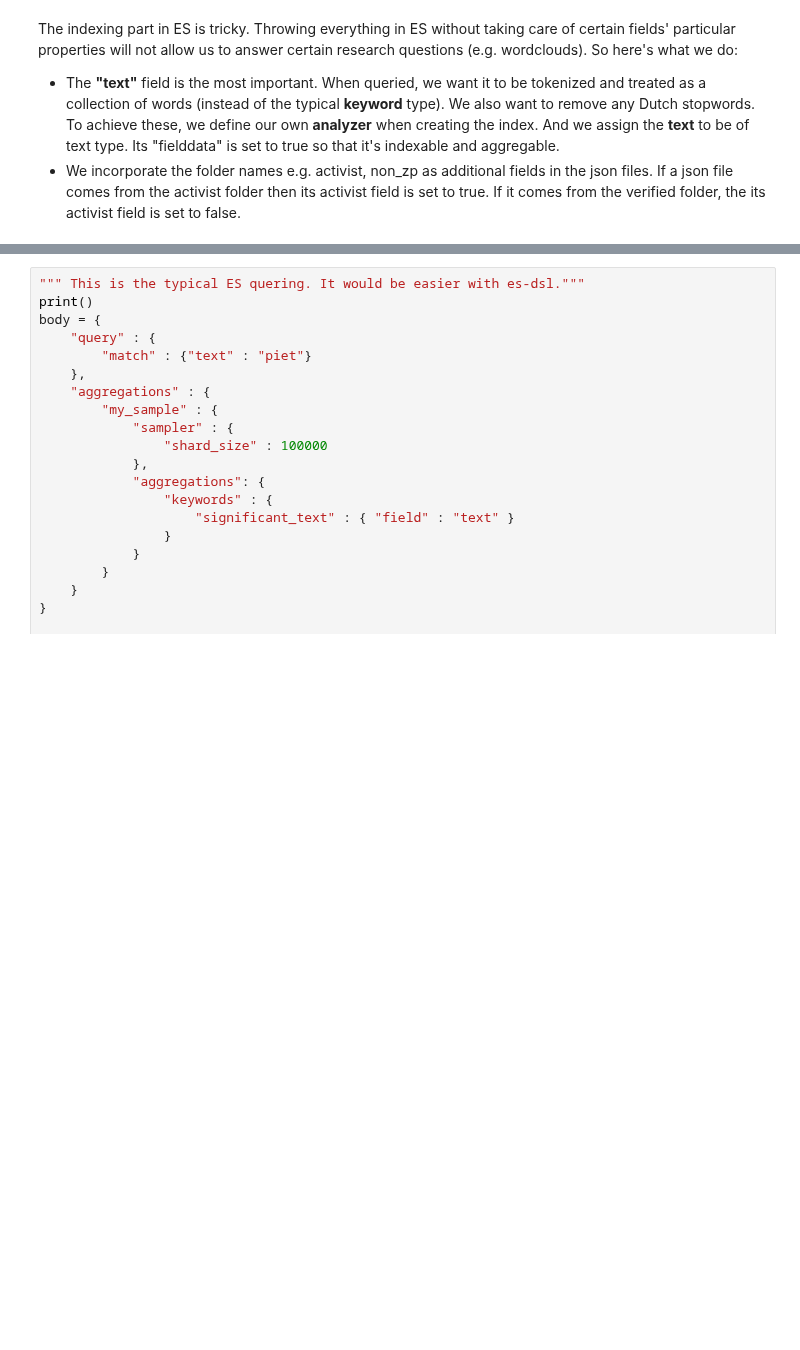
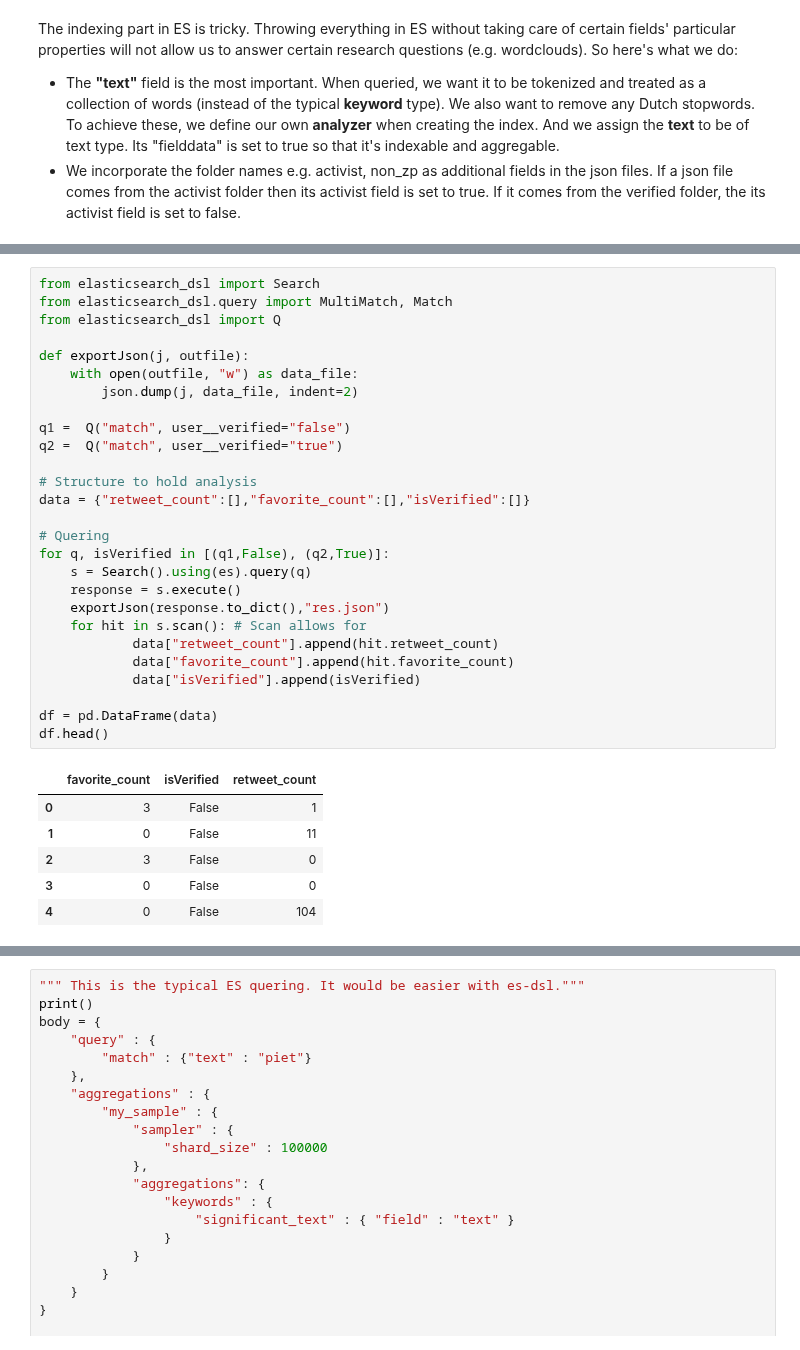
Before and after one commit to dbountouridis/ZwartePietTweets, a Jupyter notebook: read_and_index.ipynb, the cells around one changed output, grey strips where cells are left out. Cells and saved outputs as stored; diff of their text form; blank space fills up the shorter version.

```diff
--- a/read_and_index.ipynb
+++ b/read_and_index.ipynb
@@ -178,0 +185,34 @@ Done!
+# %%
+from elasticsearch_dsl import Search
+from elasticsearch_dsl.query import MultiMatch, Match
+from elasticsearch_dsl import Q
+
+def exportJson(j, outfile):
+    with open(outfile, "w") as data_file:
+        json.dump(j, data_file, indent=2)
+
+q1 =  Q("match", user__verified="false")
+q2 =  Q("match", user__verified="true")
+
+# Structure to hold analysis
+data = {"retweet_count":[],"favorite_count":[],"isVerified":[]}
+
+# Quering
+for q, isVerified in [(q1,False), (q2,True)]:
+    s = Search().using(es).query(q)
+    response = s.execute()
+    exportJson(response.to_dict(),"res.json")
+    for hit in s.scan(): # Scan allows for
+            data["retweet_count"].append(hit.retweet_count)
+            data["favorite_count"].append(hit.favorite_count)
+            data["isVerified"].append(isVerified)
+
+df = pd.DataFrame(data)
+df.head()
+# %% [output]
+|  | favorite_count | isVerified | retweet_count |
+| 0 | 3 | False | 1 |
+| 1 | 0 | False | 11 |
+| 2 | 3 | False | 0 |
+| 3 | 0 | False | 0 |
+| 4 | 0 | False | 104 |
```
Also changed, not shown: parts of 11 cells of this notebook.
